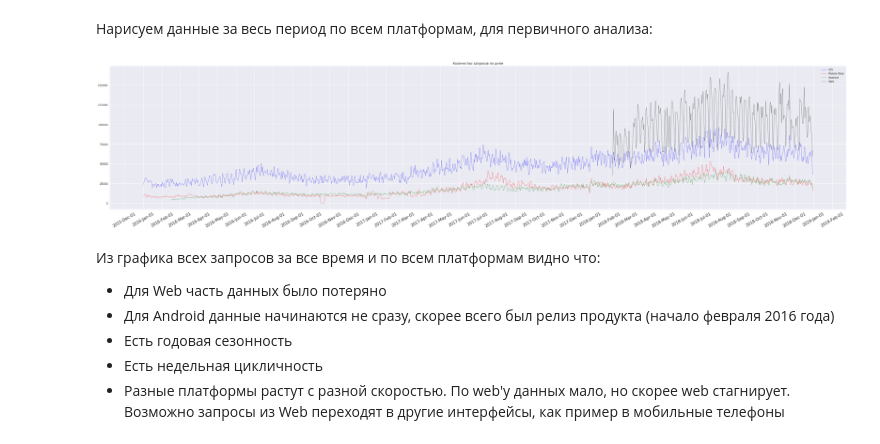
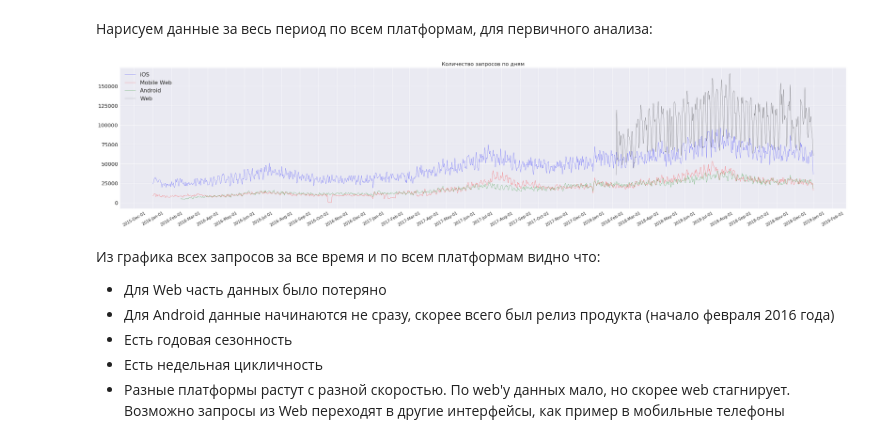
Before and after one commit to ayratzay/aviasales, a Jupyter notebook: aviasales_trend_pred.ipynb, the cells around one changed output. Cells and saved outputs as stored; diff of their text form; code cells hidden in the pictures.

```diff
--- a/aviasales_trend_pred.ipynb
+++ b/aviasales_trend_pred.ipynb
@@ -70,31 +66,32 @@ df.shape
 # %%
 fig, ax = plt.subplots()
 
 date_format = mdates.DateFormatter('%Y-%b-%d')
 months = mdates.MonthLocator()
 days_loc = mdates.DayLocator(bymonthday=(1))
 
 mask_ios = df['host'] == 'iOS'
 mask_mweb = df['host'] == 'mobile_web'
 mask_android = df['host'] == 'Android'
 mask_web = df['host'] == 'web'
 
 plt.plot(df.loc[mask_ios, 'date'], df.loc[mask_ios, 'searches'], linewidth=0.5, c='blue', label='iOS')
 plt.plot(df.loc[mask_mweb, 'date'], df.loc[mask_mweb, 'searches'], linewidth=0.5, c='red', label='Mobile Web')
 plt.plot(df.loc[mask_android, 'date'], df.loc[mask_android, 'searches'], linewidth=0.5, c='green', label='Android')
 plt.plot(df.loc[mask_web, 'date'], df.loc[mask_web, 'searches'], linewidth=0.5, c='black', label='Web')
 
-plt.title("Количество запросов по дням")
+plt.title("Количество запросов по дням", fontsize=20)
 ax.xaxis.set_major_formatter(date_format)
 ax.xaxis.set_major_locator(days_loc)
 ax.xaxis.set_tick_params(rotation=30, labelsize=15)
-ax.legend()
+ax.yaxis.set_tick_params(labelsize=20)
+ax.legend(loc=2,prop={'size':21})
 
 matplotlib.rc('figure', figsize=(50, 10))
 
 plt.show()
 # %% [output]
-[figure, old version]
+[figure, new version]
 # %% [markdown]
 Из графика всех запросов за все время и по всем платформам видно что:
 - Для Web часть данных было потеряно
```
Also changed, not shown: parts of 9 cells of this notebook.
